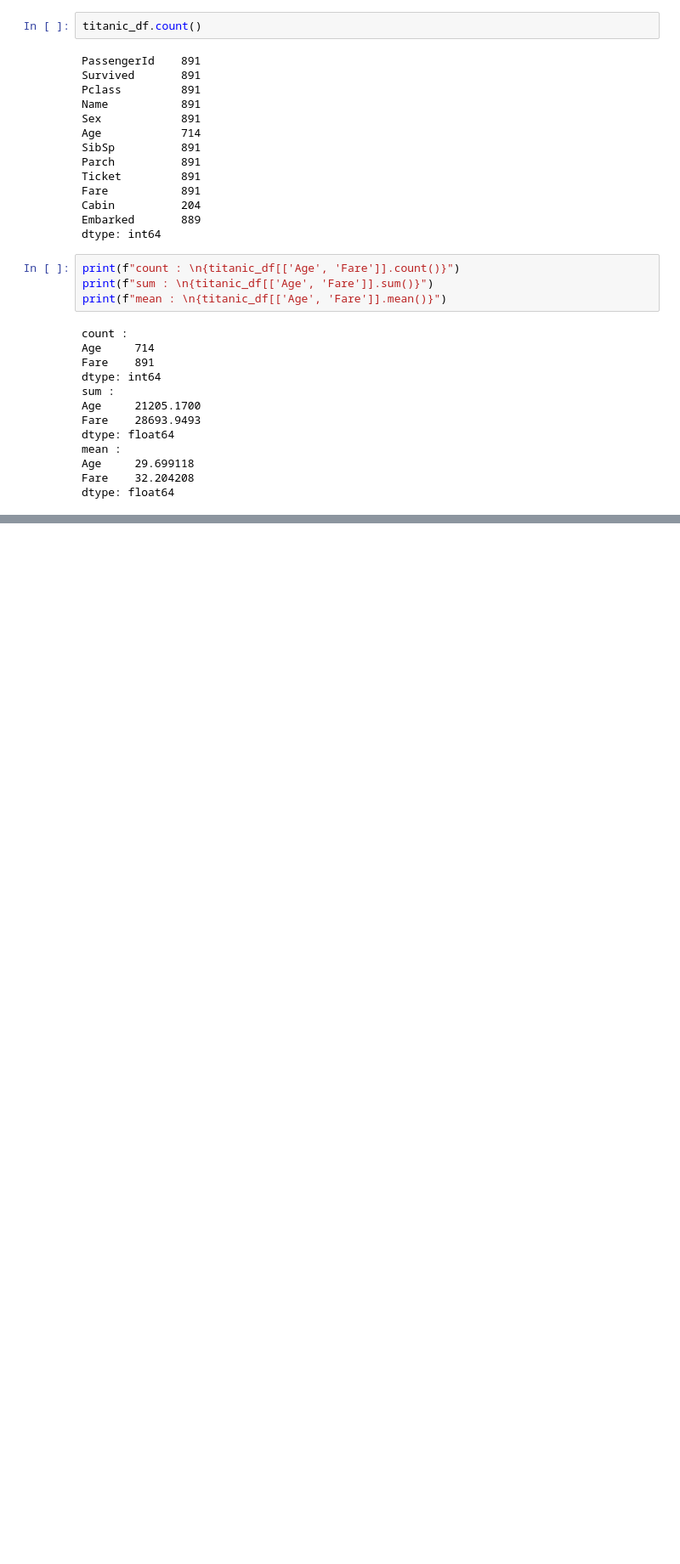
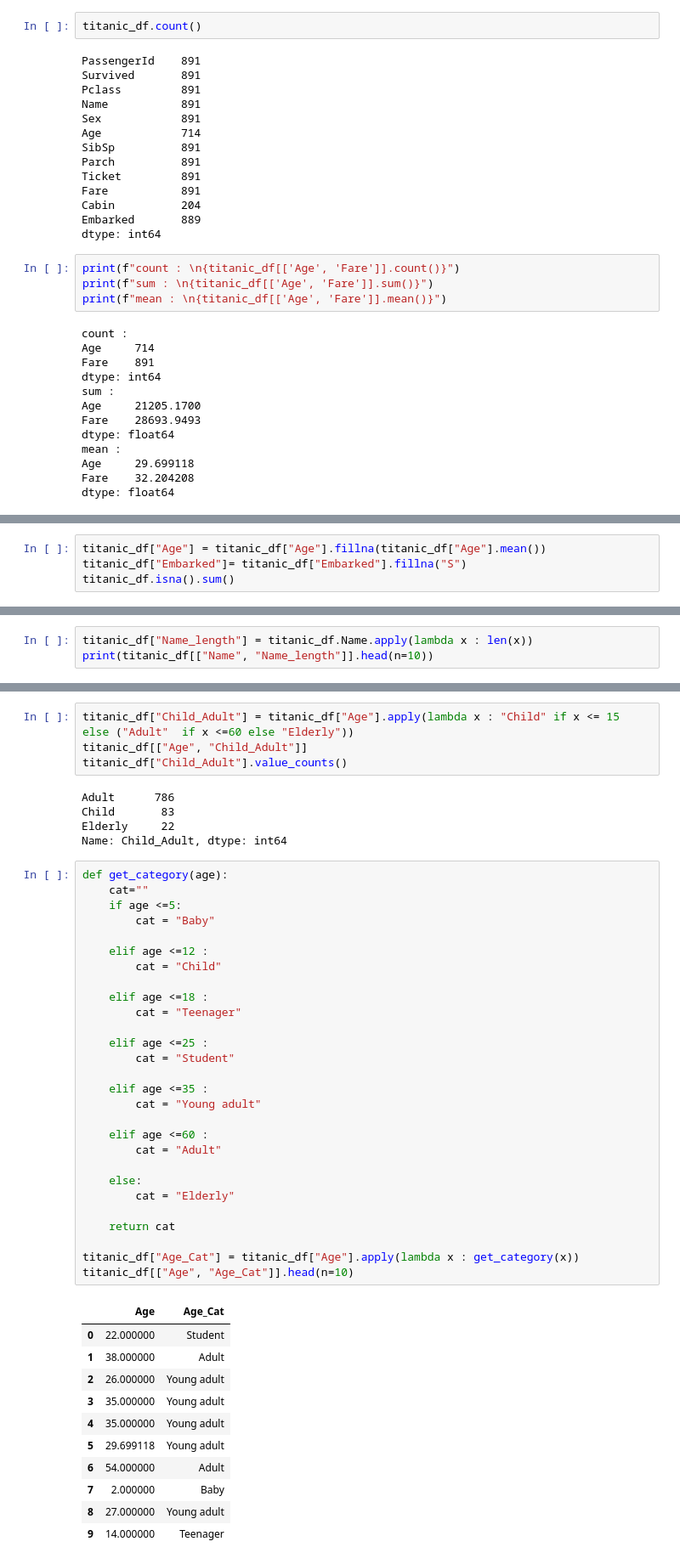
Before and after one commit to JBD-developer/Machine_learning, a Jupyter notebook: Machine01/Ex01/Ex02.ipynb, the cells around one changed output, grey strips where cells are left out. Shown: that part at 85% size. Cells and saved outputs as stored; diff of their text form; blank space fills up the shorter version.

```diff
--- a/Machine01/Ex01/Ex02.ipynb
+++ b/Machine01/Ex01/Ex02.ipynb
@@ -835,0 +953,4 @@ dtype: float64
+# %%
+titanic_df["Age"] = titanic_df["Age"].fillna(titanic_df["Age"].mean())
+titanic_df["Embarked"]= titanic_df["Embarked"].fillna("S")
+titanic_df.isna().sum()
@@ -835,0 +1059,3 @@ dtype: float64
+# %%
+titanic_df["Name_length"] = titanic_df.Name.apply(lambda x : len(x))
+print(titanic_df[["Name", "Name_length"]].head(n=10))
@@ -835,0 +1074,49 @@ dtype: float64
+# %%
+titanic_df["Child_Adult"] = titanic_df["Age"].apply(lambda x : "Child" if x <= 15 else ("Adult"  if x <=60 else "Elderly"))
+titanic_df[["Age", "Child_Adult"]]
+titanic_df["Child_Adult"].value_counts()
+# %% [output]
+Adult      786
+Child       83
+Elderly     22
+Name: Child_Adult, dtype: int64
+# %%
+def get_category(age):
+    cat=""
+    if age <=5:
+        cat = "Baby"
+
+    elif age <=12 :
+        cat = "Child"
+
+    elif age <=18 :
+        cat = "Teenager"
+
+    elif age <=25 :
+        cat = "Student"
+
+    elif age <=35 :
+        cat = "Young adult"
+
+    elif age <=60 :
+        cat = "Adult"
+
+    else:
+        cat = "Elderly"
+
+    return cat
+
+titanic_df["Age_Cat"] = titanic_df["Age"].apply(lambda x : get_category(x))
+titanic_df[["Age", "Age_Cat"]].head(n=10)
+# %% [output]
+|  | Age | Age_Cat |
+| 0 | 22.000000 | Student |
+| 1 | 38.000000 | Adult |
+| 2 | 26.000000 | Young adult |
+| 3 | 35.000000 | Young adult |
+| 4 | 35.000000 | Young adult |
+| 5 | 29.699118 | Young adult |
+| 6 | 54.000000 | Adult |
+| 7 | 2.000000 | Baby |
+| 8 | 27.000000 | Young adult |
+| 9 | 14.000000 | Teenager |
```
Also changed, not shown: parts of 28 cells of this notebook.
